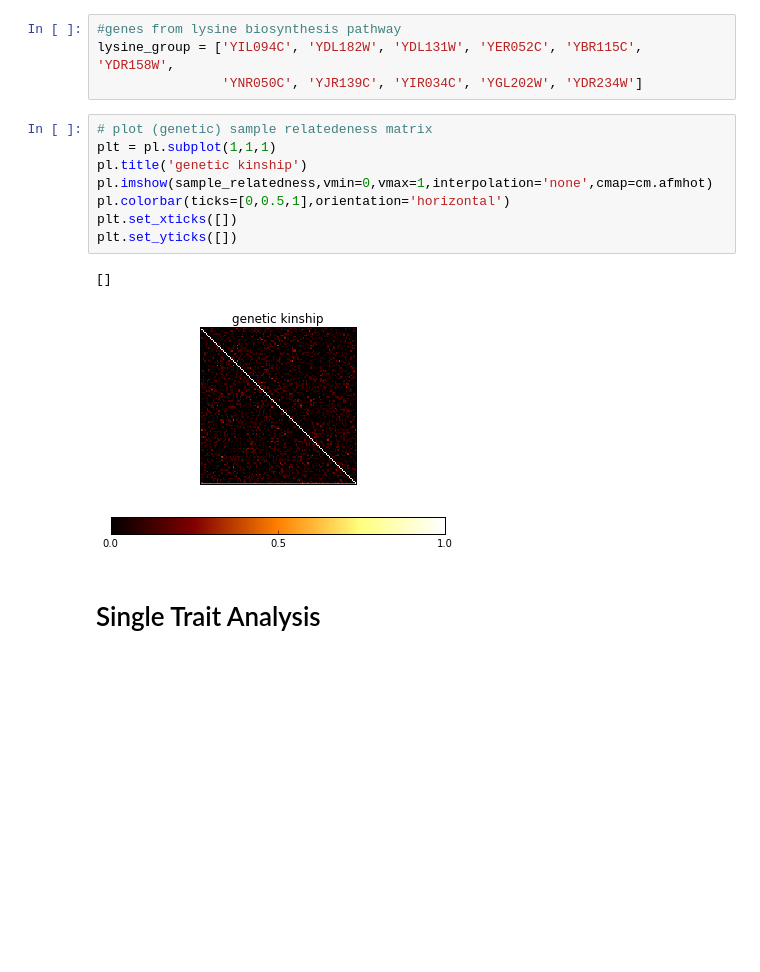
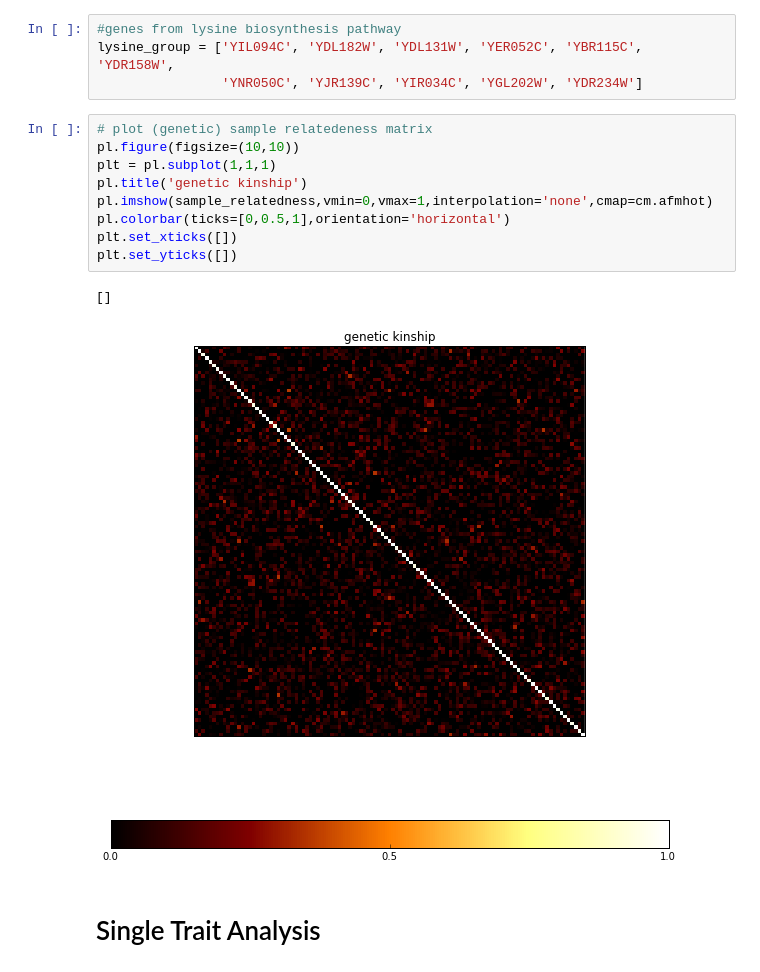
Before and after one commit to davismcc/embl_predocs_limix_tutorial_Nov2015, a Jupyter notebook: eQTL/eQTL_basics.ipynb, the cells around one changed output. Cells and saved outputs as stored; diff of their text form; blank space fills up the shorter version.

```diff
--- a/eQTL/eQTL_basics.ipynb
+++ b/eQTL/eQTL_basics.ipynb
@@ -39,15 +39,16 @@ lysine_group = ['YIL094C', 'YDL182W', 'YDL131W', 'YER052C', 'YBR115C', 'YDR158W'
                 'YNR050C', 'YJR139C', 'YIR034C', 'YGL202W', 'YDR234W']
 # %%
 # plot (genetic) sample relatedeness matrix
+pl.figure(figsize=(10,10))
 plt = pl.subplot(1,1,1)
 pl.title('genetic kinship')
 pl.imshow(sample_relatedness,vmin=0,vmax=1,interpolation='none',cmap=cm.afmhot)
 pl.colorbar(ticks=[0,0.5,1],orientation='horizontal')
 plt.set_xticks([])
 plt.set_yticks([])
 # %% [output]
 []
-[figure, old version]
+[figure, new version]
 # %% [markdown]
 # Single Trait Analysis
 # %% [markdown]
```
Also changed, not shown: parts of 5 cells of this notebook, 7 other files.
